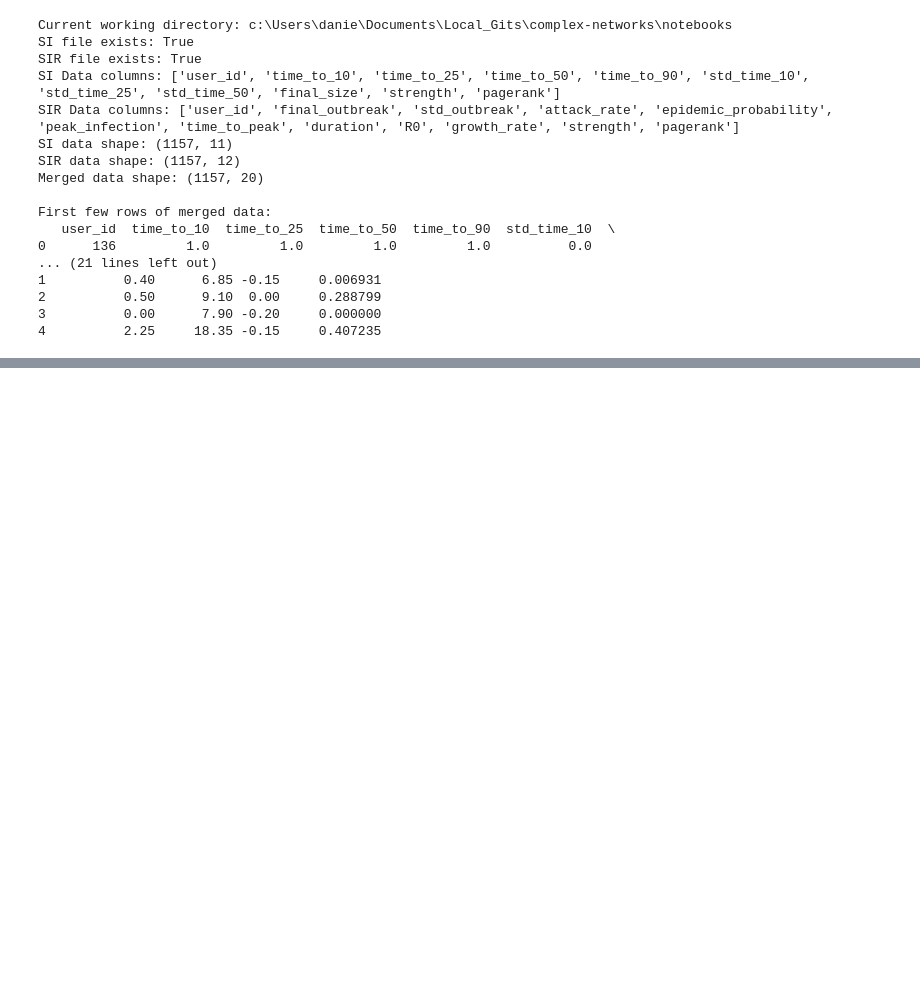
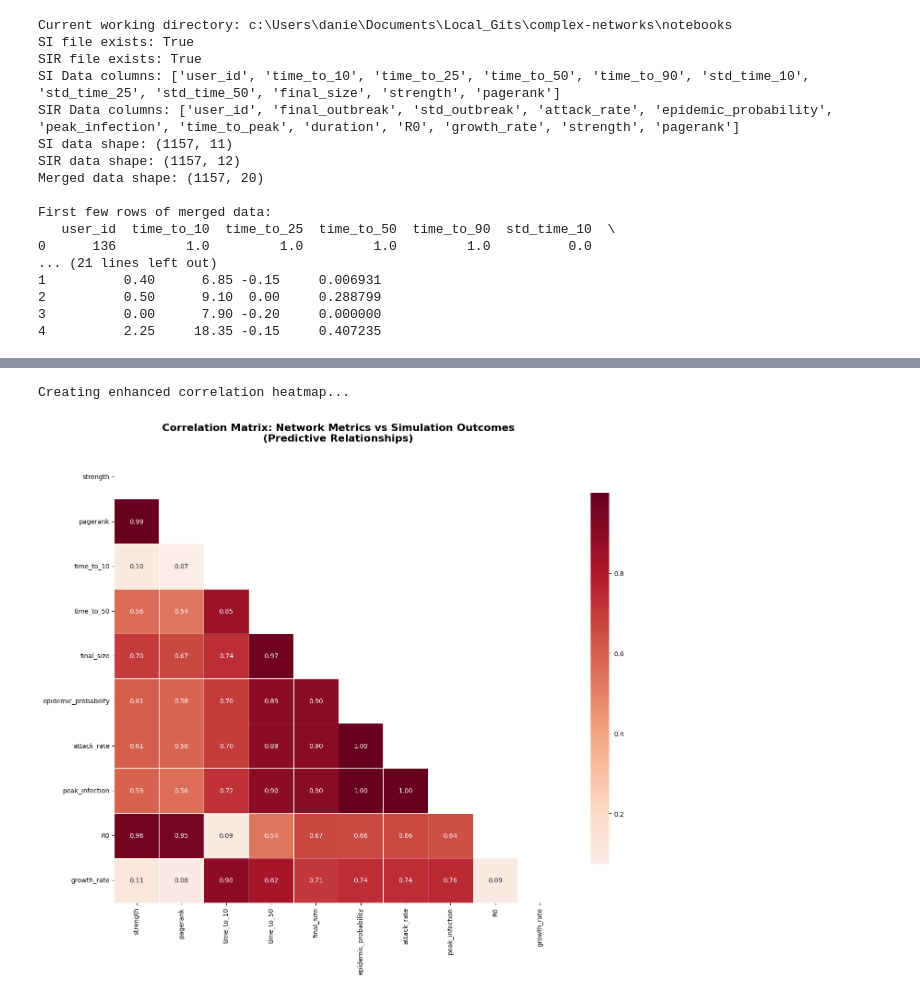
Before and after one commit to Erhan1706/complex-networks, a Jupyter notebook: notebooks/correlation_analysis.ipynb, the cells around one changed output, grey strips where cells are left out. Cells and saved outputs as stored; diff of their text form; code cells hidden in the pictures; blank space fills up the shorter version.

```diff
--- a/notebooks/correlation_analysis.ipynb
+++ b/notebooks/correlation_analysis.ipynb
@@ -239,0 +202,76 @@ Creating comprehensive correlation heatmap...
+# %%
+# Enhanced correlation heatmap with better insights
+print("\nCreating enhanced correlation heatmap...")
+
+# Select key metrics for the heatmap - focusing on predictive relationships
+key_metrics_enhanced = [
+    # Network metrics (predictors) - placed first
+    'strength', 'pagerank',
+    # SI outcomes
+    'time_to_10', 'time_to_50', 'final_size',
+    # SIR outcomes
+    'epidemic_probability', 'attack_rate', 'peak_infection', 'R0', 'growth_rate'
+]
+
+# Filter to only include columns that exist in the data
+available_metrics_enhanced = [m for m in key_metrics_enhanced if m in merged_data.columns]
+
+# Calculate correlation matrix
+corr_matrix_enhanced = merged_data[available_metrics_enhanced].corr()
+
+# Create the heatmap
+plt.figure(figsize=(14, 12))
+mask = np.triu(np.ones_like(corr_matrix_enhanced, dtype=bool))
+
+# Create heatmap with better formatting
+sns.heatmap(corr_matrix_enhanced, mask=mask, annot=True, cmap='RdBu_r', center=0,
+            square=True, fmt='.2f', cbar_kws={'shrink': 0.8},
+            annot_kws={'size': 10}, linewidths=0.5)
+
+plt.title('Correlation Matrix: Network Metrics vs Simulation Outcomes\n(Predictive Relationships)',
+          fontsize=16, fontweight='bold', pad=20)
+plt.tight_layout()
+plt.show()
+
+# Print key insights from the heatmap
+print("\n" + "="*60)
+print("HEATMAP INTERPRETATION GUIDE:")
+print("="*60)
+
+# Extract network metric correlations
+network_section = corr_matrix_enhanced.loc[['strength', 'pagerank'], :]
+
+print("\nStrongest correlations with network metrics (|r| > 0.5):")
+strong_corrs = []
+for network_metric in ['strength', 'pagerank']:
+    for outcome in available_metrics_enhanced:
+        if outcome not in ['strength', 'pagerank']:
+            corr_val = corr_matrix_enhanced.loc[network_metric, outcome]
+            if abs(corr_val) > 0.5 and not pd.isna(corr_val):
+                strong_corrs.append((network_metric, outcome, corr_val))
+
+if strong_corrs:
+    for net_metric, outcome, corr in sorted(strong_corrs, key=lambda x: abs(x[2]), reverse=True):
+        direction = "positive" if corr > 0 else "negative"
+        print(f"  {net_metric} ↔ {outcome}: r = {corr:.3f} ({direction})")
+else:
+    print("  No very strong correlations found (|r| > 0.5)")
+
+print("\nModerate correlations with network metrics (0.3 < |r| < 0.5):")
+moderate_corrs = []
+for network_metric in ['strength', 'pagerank']:
+    for outcome in available_metrics_enhanced:
+        if outcome not in ['strength', 'pagerank']:
+            corr_val = corr_matrix_enhanced.loc[network_metric, outcome]
+            if 0.3 < abs(corr_val) <= 0.5 and not pd.isna(corr_val):
+                moderate_corrs.append((network_metric, outcome, corr_val))
+
+if moderate_corrs:
+    for net_metric, outcome, corr in sorted(moderate_corrs, key=lambda x: abs(x[2]), reverse=True):
+        direction = "positive" if corr > 0 else "negative"
+        print(f"  {net_metric} ↔ {outcome}: r = {corr:.3f} ({direction})")
+else:
+    print("  No moderate correlations found")
+# %% [output]
+Creating enhanced correlation heatmap...
+[figure, added]
```
Also changed, not shown: parts of 5 cells of this notebook.
